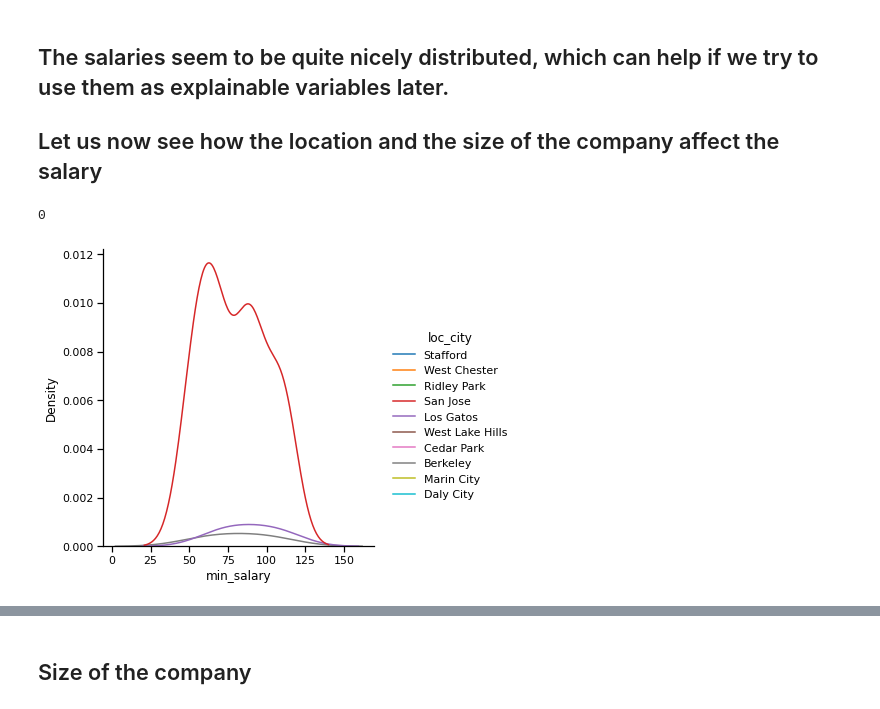
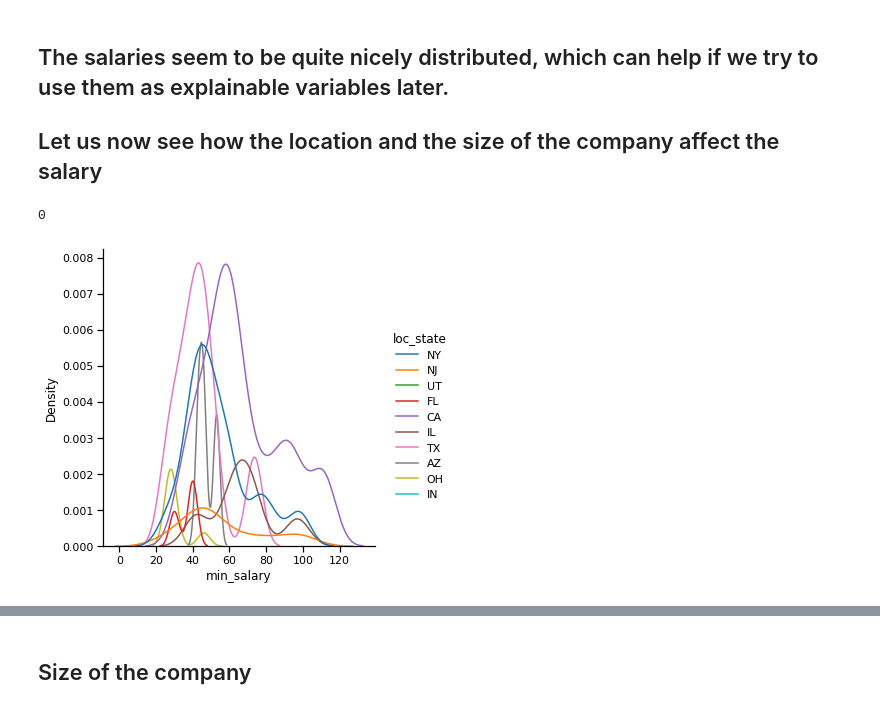
Before and after one commit to johmakinen/Data-related-salaries, a Jupyter notebook: src/EDA/EDA.ipynb, the cells around one changed output, grey strips where cells are left out. Cells and saved outputs as stored; diff of their text form; code cells hidden in the pictures.

```diff
--- a/src/EDA/EDA.ipynb
+++ b/src/EDA/EDA.ipynb
@@ -75,7 +75,7 @@ def plot_salary_dist(df,dim,min_or_max):
     sns.displot(df[df[dim].isin(curr_list)],x=min_or_max,kind="kde",hue=dim)
     return 0
 # %%
-plot_salary_dist(df,dim="loc_city",min_or_max="min_salary")
+plot_salary_dist(df,dim="loc_state",min_or_max="min_salary")
 # %% [output]
 0
-[figure, old version]
+[figure, new version]
```
Also changed, not shown: parts of 16 cells of this notebook, 3 other files.
